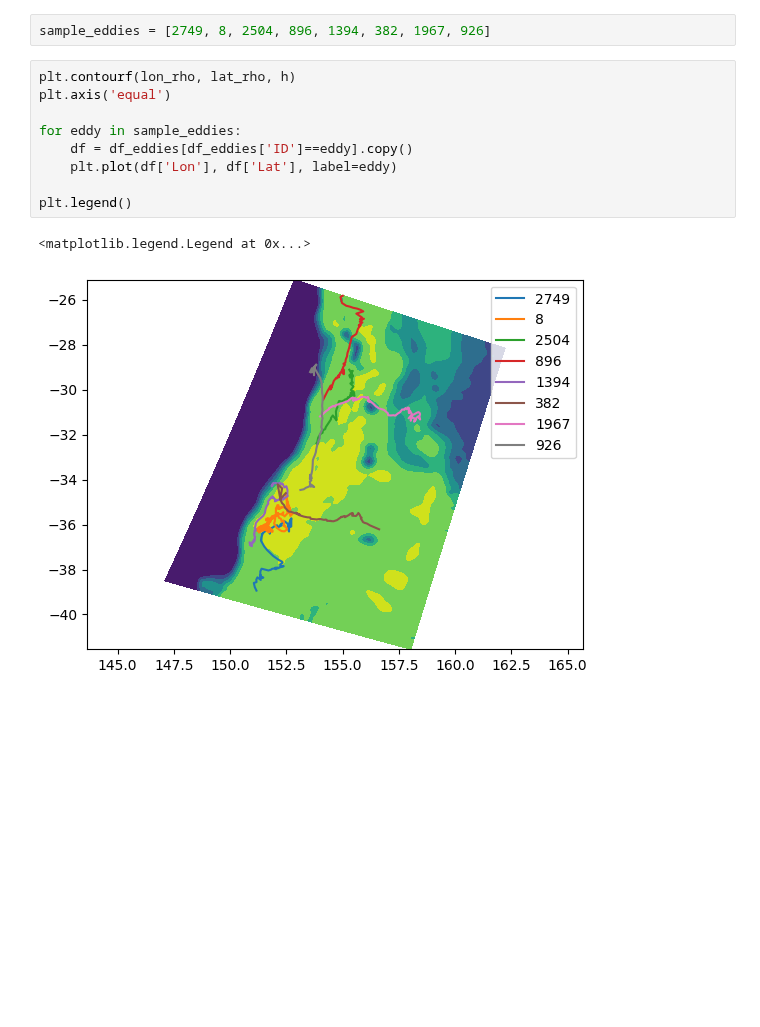
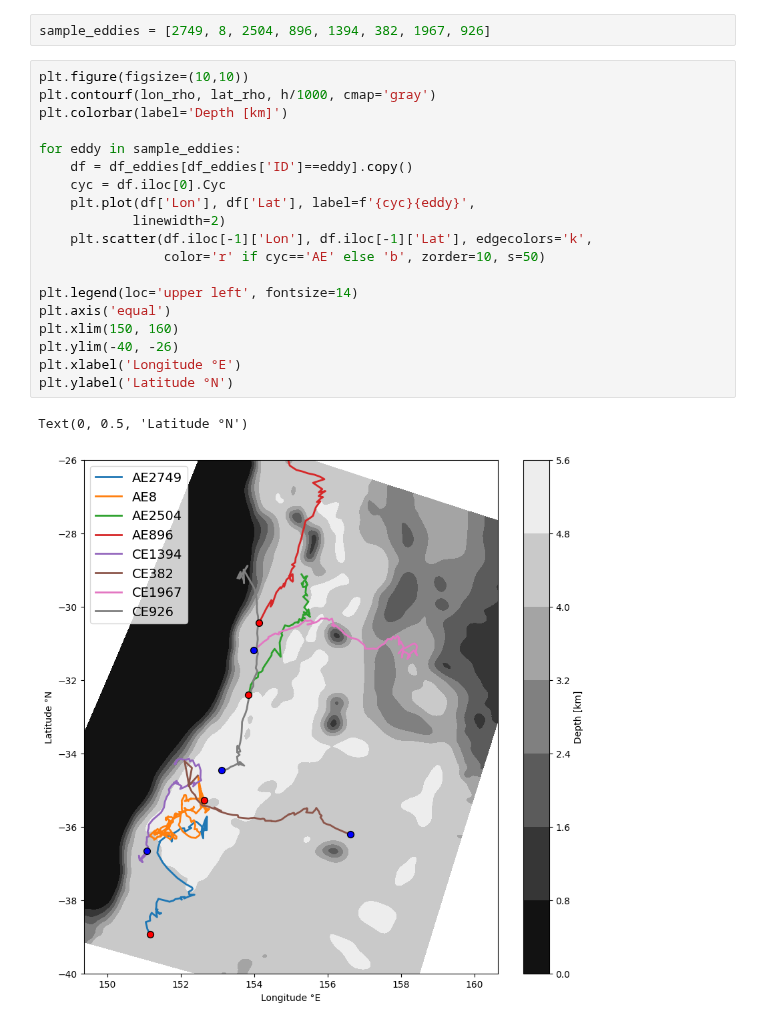
Before and after one commit to regdowse/UNSW-MRes, a Jupyter notebook: MRes/Chapter2/Sample.ipynb, the cells around one changed output. Saved outputs shown, nothing was run; the diff lists cells and outputs as text; blank space fills up the shorter version.

```diff
--- a/MRes/Chapter2/Sample.ipynb
+++ b/MRes/Chapter2/Sample.ipynb
@@ -65,14 +65,24 @@ CE Upstream: 1967, 926 (reasonable)
 # %%
 sample_eddies = [2749, 8, 2504, 896, 1394, 382, 1967, 926]
 # %%
-plt.contourf(lon_rho, lat_rho, h)
-plt.axis('equal')
+plt.figure(figsize=(10,10))
+plt.contourf(lon_rho, lat_rho, h/1000, cmap='gray')
+plt.colorbar(label='Depth [km]')
 
 for eddy in sample_eddies:
     df = df_eddies[df_eddies['ID']==eddy].copy()
-    plt.plot(df['Lon'], df['Lat'], label=eddy)
+    cyc = df.iloc[0].Cyc
+    plt.plot(df['Lon'], df['Lat'], label=f'{cyc}{eddy}',
+            linewidth=2)
+    plt.scatter(df.iloc[-1]['Lon'], df.iloc[-1]['Lat'], edgecolors='k',
+                color='r' if cyc=='AE' else 'b', zorder=10, s=50)
 
-plt.legend()
+plt.legend(loc='upper left', fontsize=14)
+plt.axis('equal')
+plt.xlim(150, 160)
+plt.ylim(-40, -26)
+plt.xlabel('Longitude °E')
+plt.ylabel('Latitude °N')
 # %% [output]
-<matplotlib.legend.Legend at 0x...>
+Text(0, 0.5, 'Latitude °N')
-[figure, old version]
+[figure, new version]
```
Also changed, not shown: parts of 5 cells of this notebook, 3 other files.
